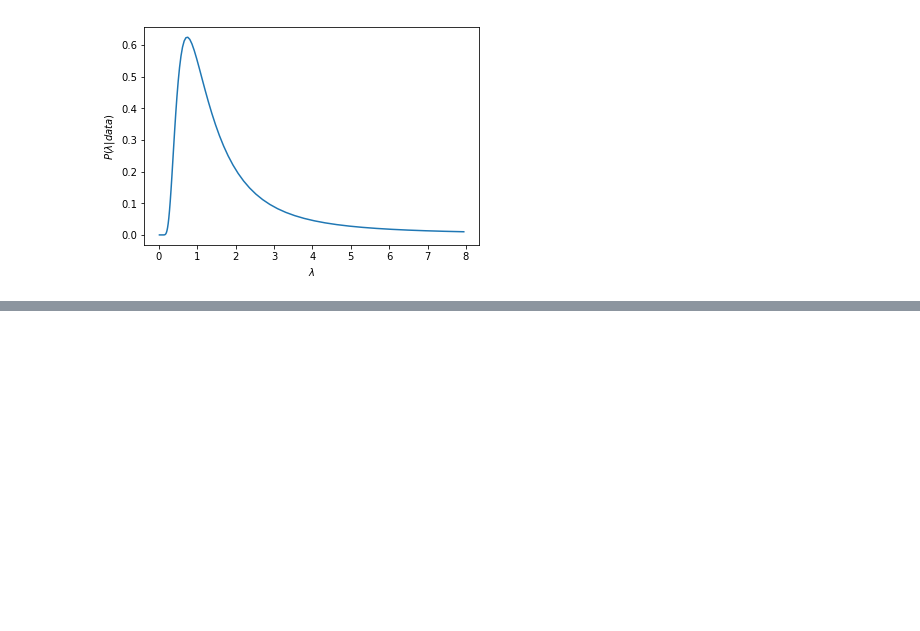
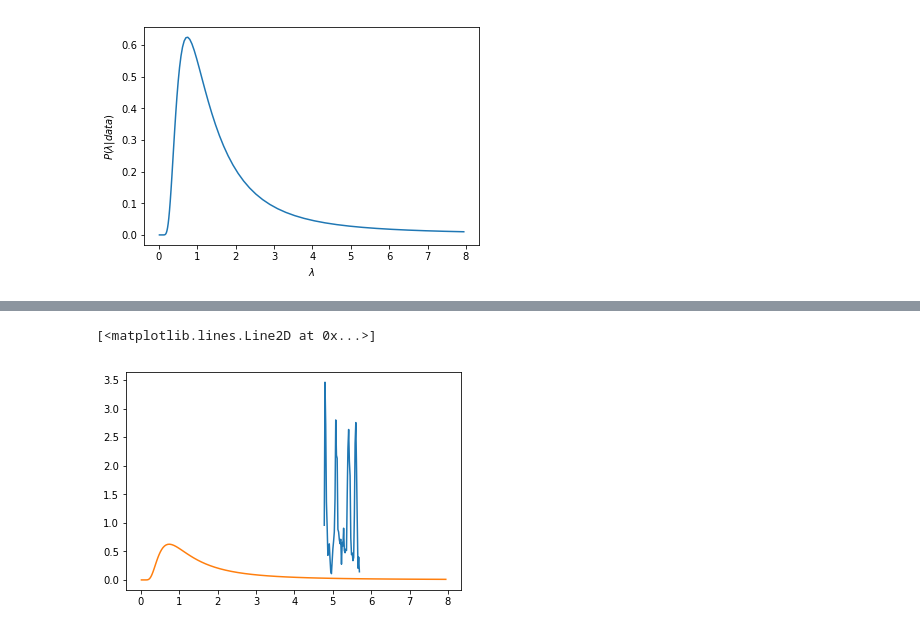
Before and after one commit to ComputoCienciasUniandes/MetodosComputacionalesAvanzados, a Jupyter notebook: weeks/08/RubinGelmanTest.ipynb, the cells around one changed output, grey strips where cells are left out. Saved outputs shown, nothing was run; the diff lists cells and outputs as text; code cells hidden in the pictures; blank space fills up the shorter version.

```diff
--- a/weeks/08/RubinGelmanTest.ipynb
+++ b/weeks/08/RubinGelmanTest.ipynb
@@ -85,3 +100,9 @@ plt.plot(l_array, p_array/norm[0])
+# %%
+plt.plot(x_low ,y_low)
+plt.plot(l_array, p_array/norm[0])
+# %% [output]
+[<matplotlib.lines.Line2D at 0x...>]
+[figure, added]
 # %%
 plt.plot(l_walk_low_sigma)
 # %% [output]
```
Also changed, not shown: parts of 11 cells of this notebook, 1 other file.
